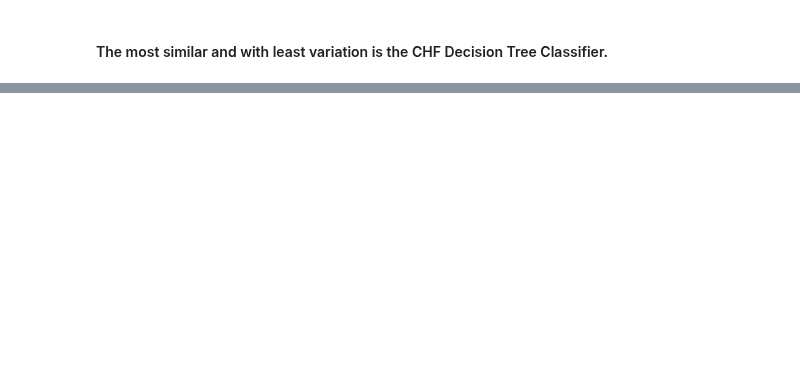
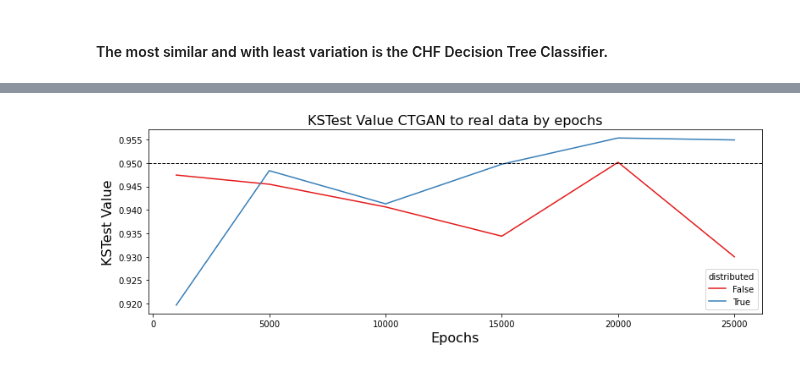
Before and after one commit to dianamJLAB/DS6050, a Jupyter notebook: CTGAN_Distribution/test_CTGAN_eICU.ipynb, the cells around one changed output, grey strips where cells are left out. Saved outputs shown, nothing was run; the diff lists cells and outputs as text; code cells hidden in the pictures; blank space fills up the shorter version.

```diff
--- a/CTGAN_Distribution/test_CTGAN_eICU.ipynb
+++ b/CTGAN_Distribution/test_CTGAN_eICU.ipynb
@@ -365,0 +348,25 @@ plot_comparison_boxplots(df_CTGAN_eval, 'NoHealthProblems', 'No Health Problems'
+# %%
+def plot_value_by_epochs(df, num_samples_gen, test_column, test_description):
+
+    # set the figure size
+    plt.figure(figsize=(13, 4))
+    df_eval = df.query('num_generated_samples == ' + num_samples_gen)
+    sns.lineplot(data=df_eval, x='epochs', hue='distributed', y=test_column, palette="Set1")
+
+    # plot a dotted horizontal line at y = 0.95
+    plt.axhline(y=0.95, color='k', linestyle='--', linewidth=1)
+
+    # set the x axis label text
+    plt.xlabel('Epochs', fontdict={'fontsize': 16})
+
+    plt.ylabel(test_description, fontdict={'fontsize': 16})
+
+    plt.title(test_description + ' CTGAN to real data by epochs', fontdict={'fontsize': 16})
+    # save the plot to a file
+    plt.savefig('eval_figs/' + test_column + '_byepoch.png')
+
+    plt.show()
+# %%
+plot_value_by_epochs(df_CTGAN_eval, '2500', 'KSTest_Value_ours_v_real', 'KSTest Value')
+# %% [output]
+[figure, added]
```
Also changed, not shown: parts of 6 cells of this notebook, 6 other files.
